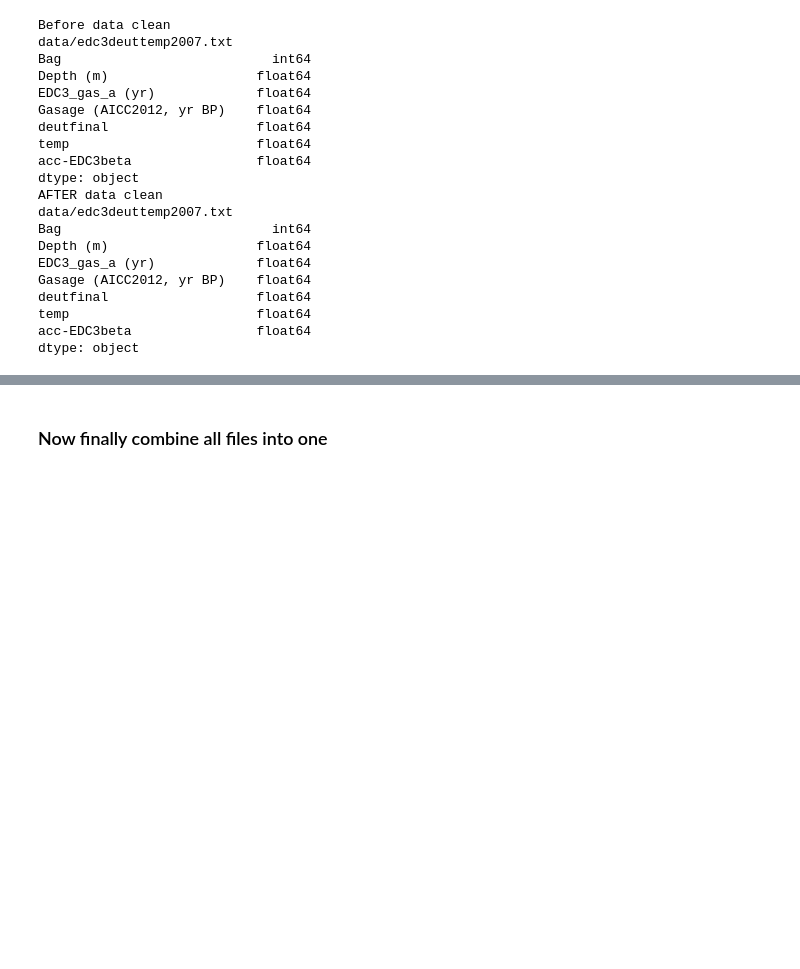
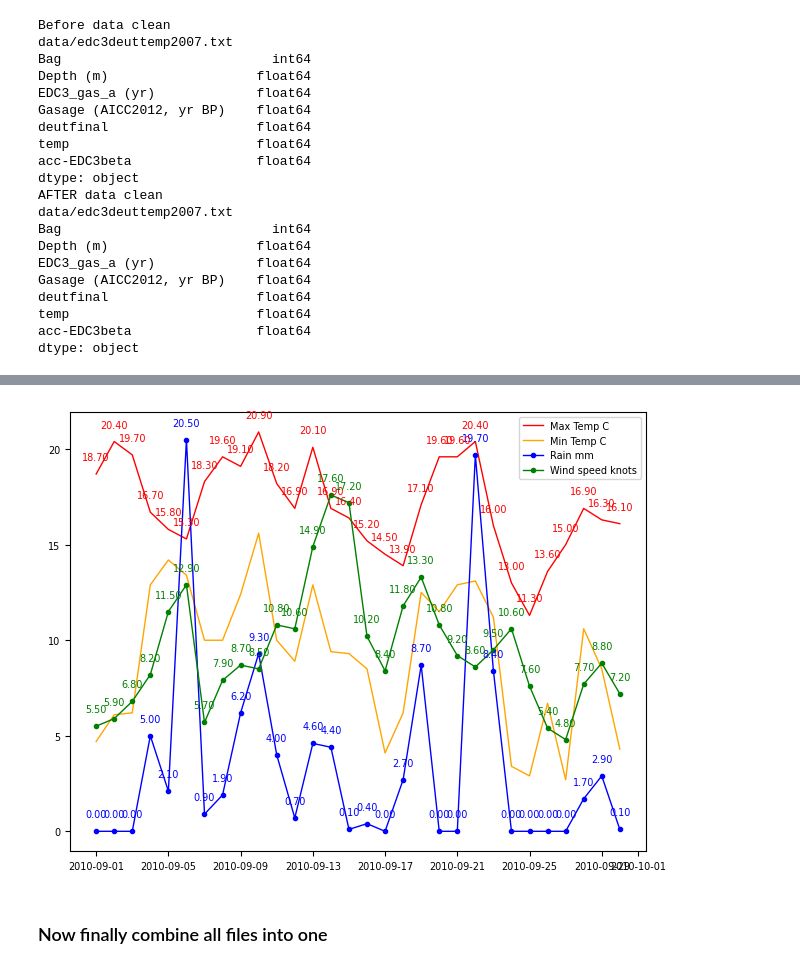
Before and after one commit to cpjm/pfda_project1, a Jupyter notebook: pfda_project2/project2.ipynb, the cells around one changed output, grey strips where cells are left out. Drawn from its saved outputs; the diff is of its cells as text; code cells hidden in the pictures; blank space fills up the shorter version.

```diff
--- a/pfda_project2/project2.ipynb
+++ b/pfda_project2/project2.ipynb
@@ -1024,3 +1217,55 @@ dtype: object
+# %%
+fig = plt.figure()
+plt.plot_date(met_2010_09['date'], met_2010_09['maxtp'], '-r',label='Max Temp C',linewidth=1)
+plt.plot_date(met_2010_09['date'], met_2010_09['mintp'], '-', color="orange",label='Min Temp C',linewidth=1)
+plt.plot_date(met_2010_09['date'], met_2010_09['rain'], '-b',label='Rain mm',linewidth=1,marker=".")
+plt.plot_date(met_2010_09['date'], met_2010_09['wdsp'], '-g',label='Wind speed knots',linewidth=1,marker=".")
+
+plt.legend(loc="best")
+fig.tight_layout()
+plt.rcParams.update({'font.size': 7})
+
+# display values for peaks for rain
+# Based on code from
+# https://queirozf.com/entries/add-labels-and-text-to-matplotlib-plots-annotation-examples
+for x,y in zip(met_2010_09['date'],met_2010_09['rain']):
+    label = "{:.2f}".format(y)
+    plt.annotate(label, # this is the text
+                 (x,y), # these are the coordinates to position the label
+                 textcoords="offset points", # how to position the text
+                 xytext=(0,10), # distance from text to points (x,y)
+                 color='blue',
+                 ha='center') # horizontal alignment can be left, right or center
+
+
+# display values for peaks for max temp
+# Based on code from
+# https://queirozf.com/entries/add-labels-and-text-to-matplotlib-plots-annotation-examples
+for x,y in zip(met_2010_09['date'],met_2010_09['maxtp']):
+    label = "{:.2f}".format(y)
+    plt.annotate(label, # this is the text
+                 (x,y), # these are the coordinates to position the label
+                 textcoords="offset points", # how to position the text
+                 xytext=(0,10), # distance from text to points (x,y)
+                 color='red',
+                 ha='center') # horizontal alignment can be left, right or center
+
+# display values for peaks for wind speed
+# Based on code from
+# https://queirozf.com/entries/add-labels-and-text-to-matplotlib-plots-annotation-examples
+for x,y in zip(met_2010_09['date'],met_2010_09['wdsp']):
+    label = "{:.2f}".format(y)
+    plt.annotate(label, # this is the text
+                 (x,y), # these are the coordinates to position the label
+                 textcoords="offset points", # how to position the text
+                 xytext=(0,10), # distance from text to points (x,y)
+                 color='green',
+                 ha='center') # horizontal alignment can be left, right or center
+
+
+plt.show()
+# %% [output]
+[figure, added]
 # %% [markdown]
 ### Now finally combine all files into one
 # %%
```
Also changed, not shown: parts of 19 cells of this notebook, 8 other files.
